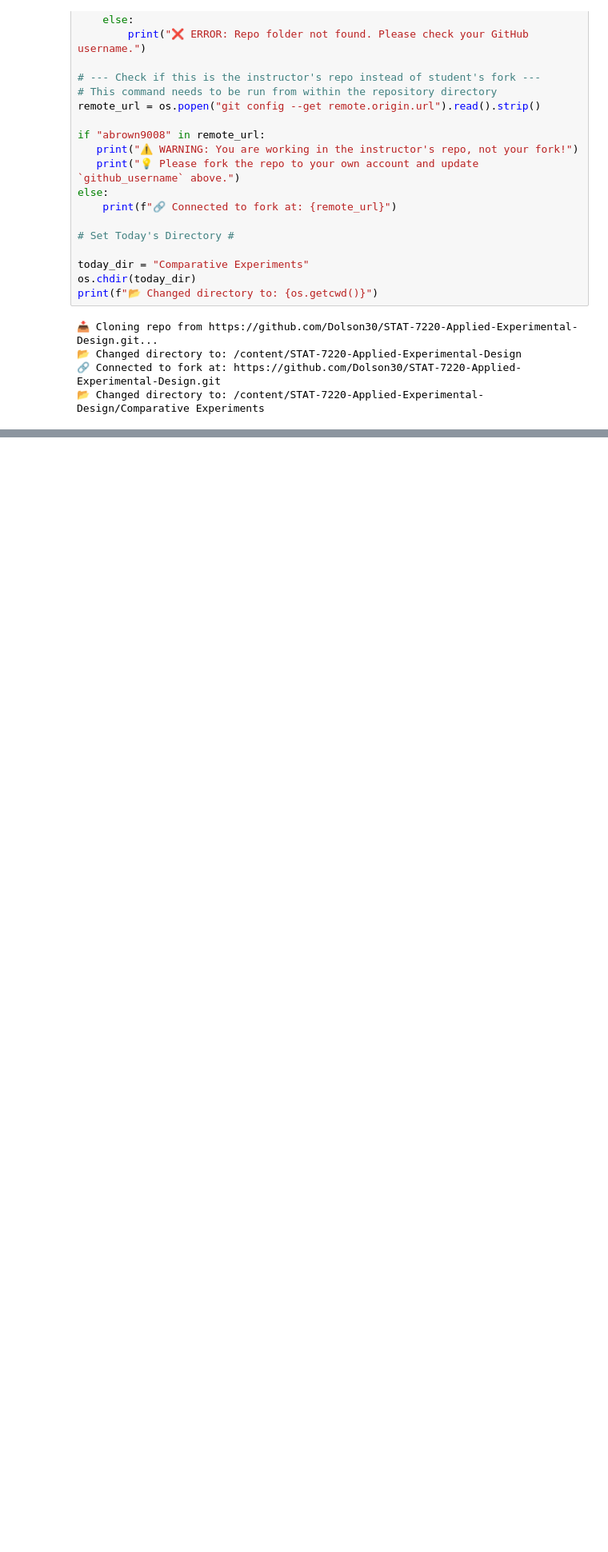
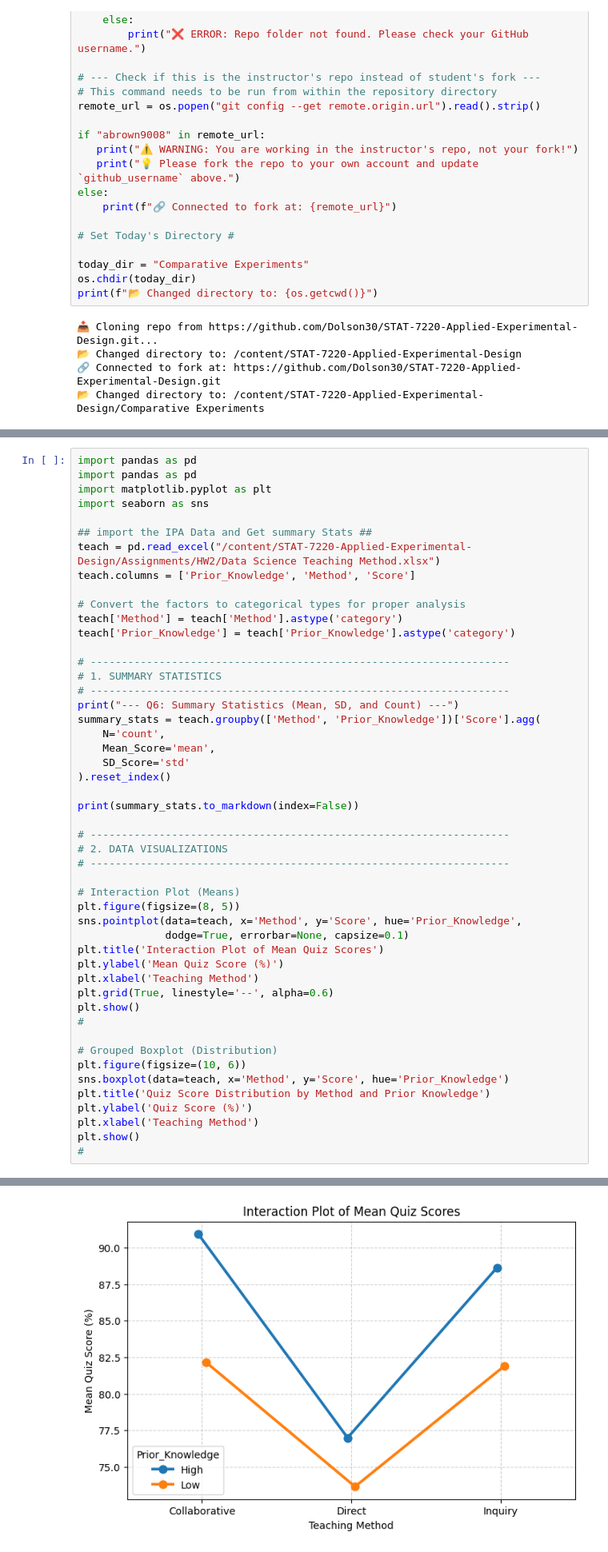
Before and after one commit to Dolson30/STAT-7220-Applied-Experimental-Design, a Jupyter notebook: Assignments/HW2/HW-2.ipynb, the cells around one changed output, grey strips where cells are left out. Shown at 80% size. Saved outputs shown, nothing was run; the diff lists cells and outputs as text; blank space fills up the shorter version.

```diff
--- a/Assignments/HW2/HW-2.ipynb
+++ b/Assignments/HW2/HW-2.ipynb
@@ -107,0 +104,50 @@ df = pd.read_excel(data_file) # Translated from R's read_excel
+# %%
+import pandas as pd
+import pandas as pd
+import matplotlib.pyplot as plt
+import seaborn as sns
+
+## import the IPA Data and Get summary Stats ##
+teach = pd.read_excel("/content/STAT-7220-Applied-Experimental-Design/Assignments/HW2/Data Science Teaching Method.xlsx")
+teach.columns = ['Prior_Knowledge', 'Method', 'Score']
+
+# Convert the factors to categorical types for proper analysis
+teach['Method'] = teach['Method'].astype('category')
+teach['Prior_Knowledge'] = teach['Prior_Knowledge'].astype('category')
+
+# -------------------------------------------------------------------
+# 1. SUMMARY STATISTICS
+# -------------------------------------------------------------------
+print("--- Q6: Summary Statistics (Mean, SD, and Count) ---")
+summary_stats = teach.groupby(['Method', 'Prior_Knowledge'])['Score'].agg(
+    N='count',
+    Mean_Score='mean',
+    SD_Score='std'
+).reset_index()
+
+print(summary_stats.to_markdown(index=False))
+
+# -------------------------------------------------------------------
+# 2. DATA VISUALIZATIONS
+# -------------------------------------------------------------------
+
+# Interaction Plot (Means)
+plt.figure(figsize=(8, 5))
+sns.pointplot(data=teach, x='Method', y='Score', hue='Prior_Knowledge',
+              dodge=True, errorbar=None, capsize=0.1)
+plt.title('Interaction Plot of Mean Quiz Scores')
+plt.ylabel('Mean Quiz Score (%)')
+plt.xlabel('Teaching Method')
+plt.grid(True, linestyle='--', alpha=0.6)
+plt.show()
+#
+
+# Grouped Boxplot (Distribution)
+plt.figure(figsize=(10, 6))
+sns.boxplot(data=teach, x='Method', y='Score', hue='Prior_Knowledge')
+plt.title('Quiz Score Distribution by Method and Prior Knowledge')
+plt.ylabel('Quiz Score (%)')
+plt.xlabel('Teaching Method')
+plt.show()
+#
+# %% [output]
@@ -107,0 +163 @@ df = pd.read_excel(data_file) # Translated from R's read_excel
+[figure, added]
```
Also changed, not shown: parts of 5 cells of this notebook.
